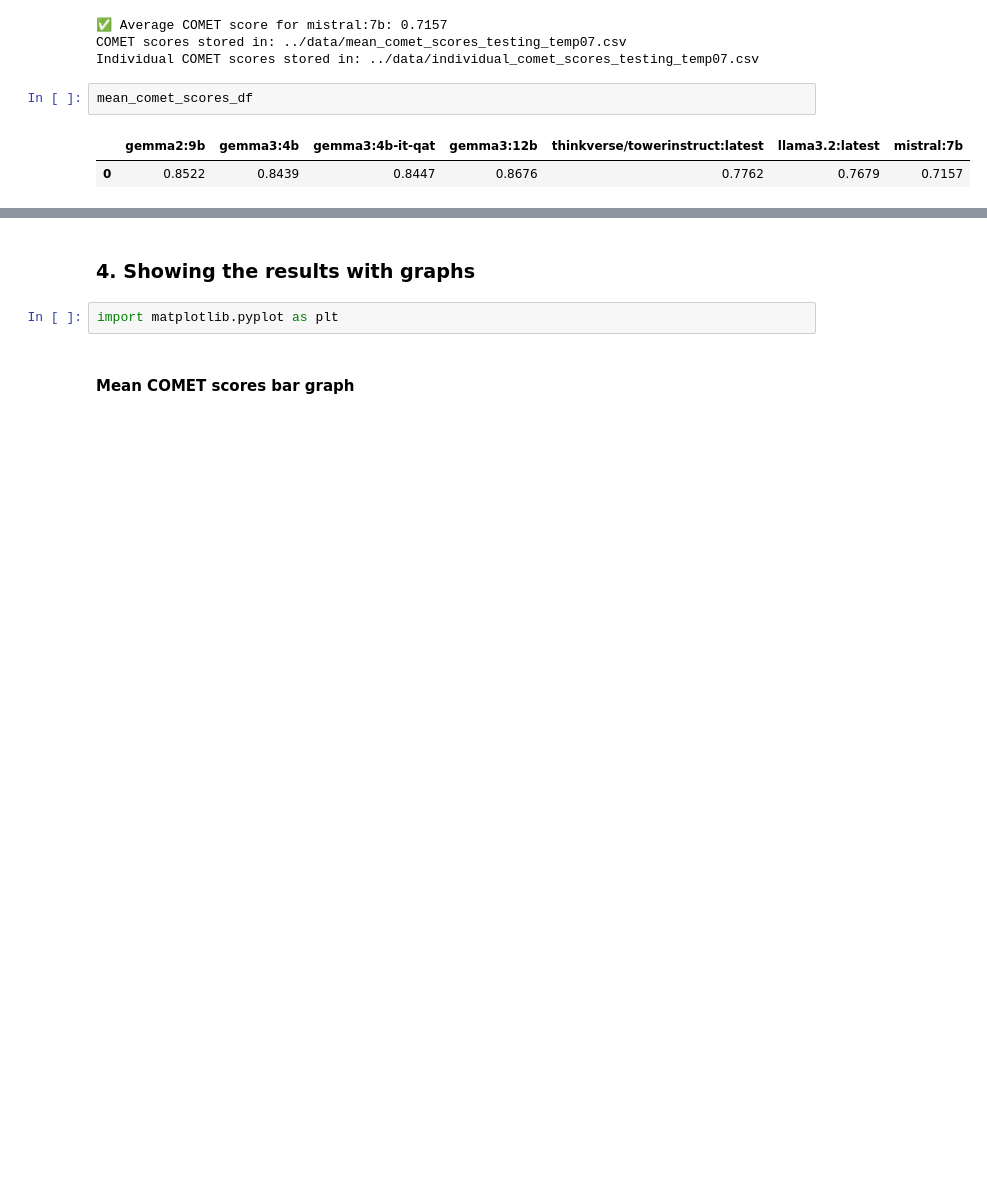
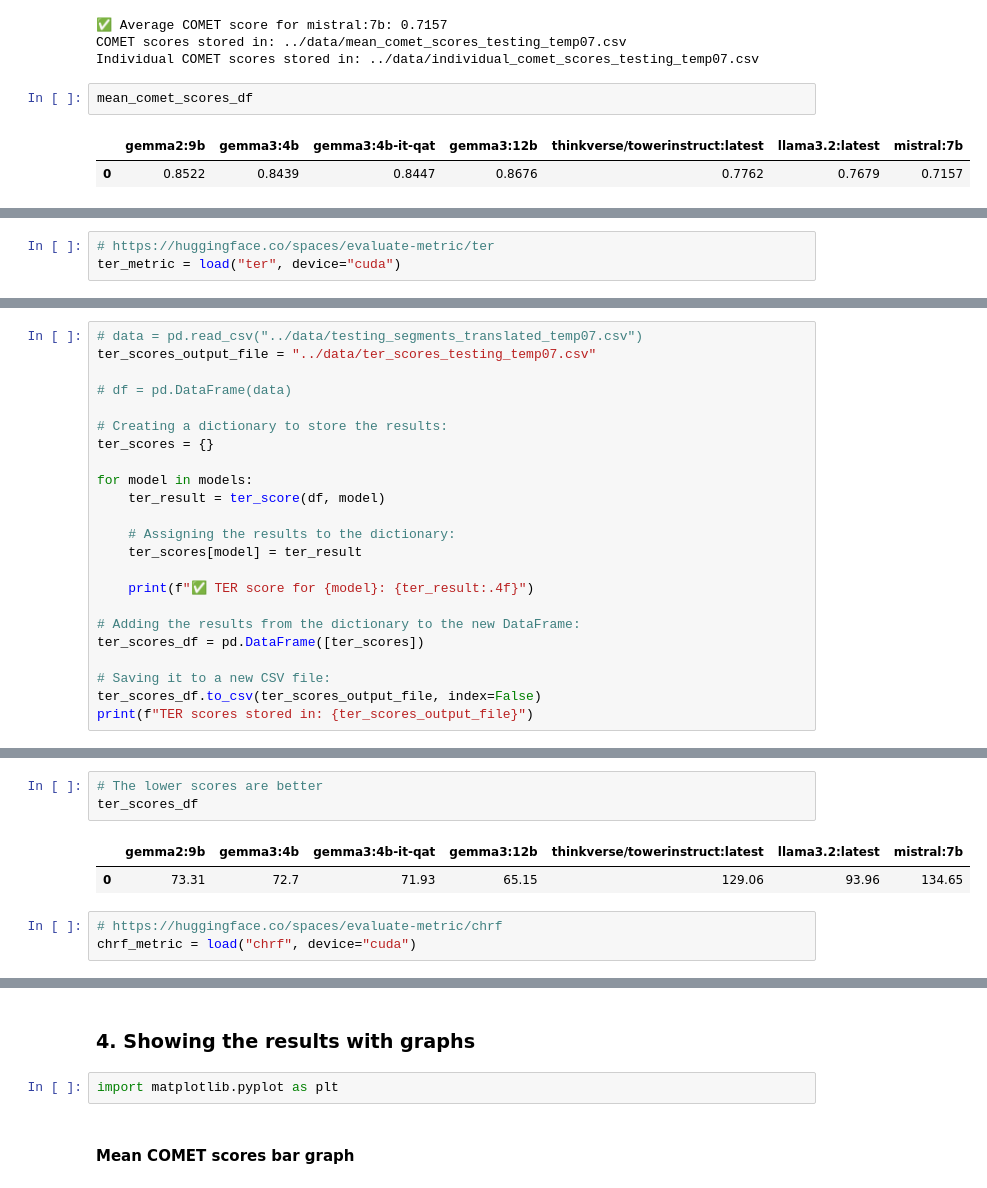
Before and after one commit to jmura84/FOREO_AI_Engineering, a Jupyter notebook: notebooks/llms_evaluation_prototype.ipynb, the cells around one changed output, grey strips where cells are left out. Drawn from its saved outputs; the diff is of its cells as text; blank space fills up the shorter version.

```diff
--- a/notebooks/llms_evaluation_prototype.ipynb
+++ b/notebooks/llms_evaluation_prototype.ipynb
@@ -309,0 +374,3 @@ mean_comet_scores_df
+# %%
+# https://huggingface.co/spaces/evaluate-metric/ter
+ter_metric = load("ter", device="cuda")
@@ -309,0 +399,23 @@ mean_comet_scores_df
+# %%
+# data = pd.read_csv("../data/testing_segments_translated_temp07.csv")
+ter_scores_output_file = "../data/ter_scores_testing_temp07.csv"
+
+# df = pd.DataFrame(data)
+
+# Creating a dictionary to store the results:
+ter_scores = {}
+
+for model in models:
+    ter_result = ter_score(df, model)
+
+    # Assigning the results to the dictionary:
+    ter_scores[model] = ter_result
+
+    print(f"✅ TER score for {model}: {ter_result:.4f}")
+
+# Adding the results from the dictionary to the new DataFrame:
+ter_scores_df = pd.DataFrame([ter_scores])
+
+# Saving it to a new CSV file:
+ter_scores_df.to_csv(ter_scores_output_file, index=False)
+print(f"TER scores stored in: {ter_scores_output_file}")
@@ -309,0 +438,9 @@ mean_comet_scores_df
+# %%
+# The lower scores are better
+ter_scores_df
+# %% [output]
+|  | gemma2:9b | gemma3:4b | gemma3:4b-it-qat | gemma3:12b | thinkverse/towerinstruct:latest | llama3.2:latest | mistral:7b |
+| 0 | 73.31 | 72.7 | 71.93 | 65.15 | 129.06 | 93.96 | 134.65 |
+# %%
+# https://huggingface.co/spaces/evaluate-metric/chrf
+chrf_metric = load("chrf", device="cuda")
```
Also changed, not shown: parts of 14 cells of this notebook, 4 other files.
